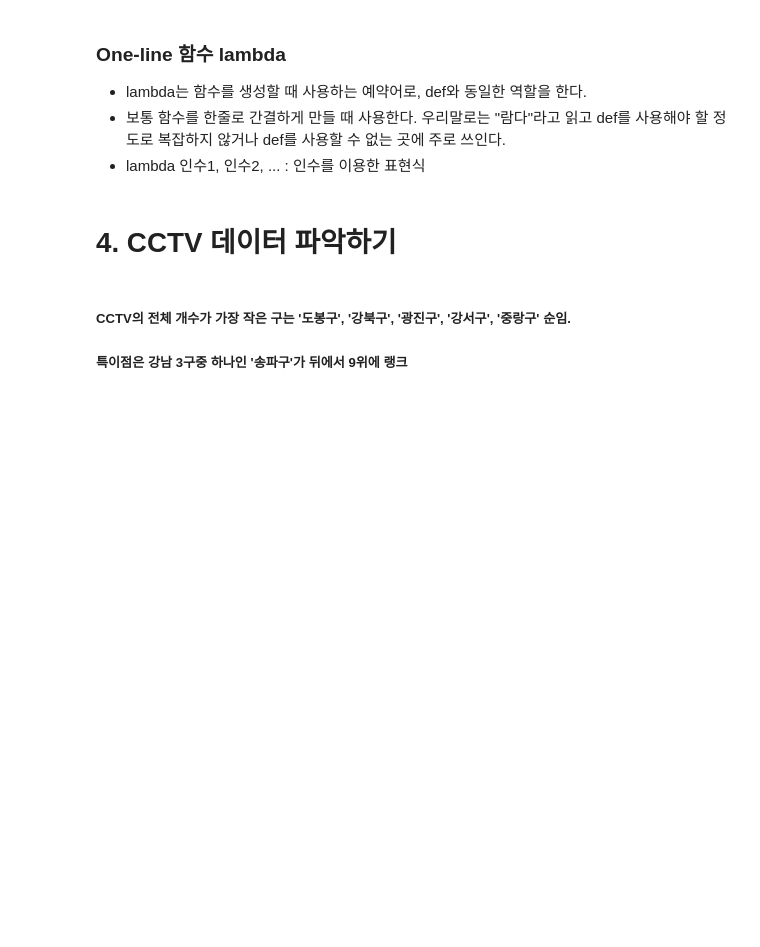
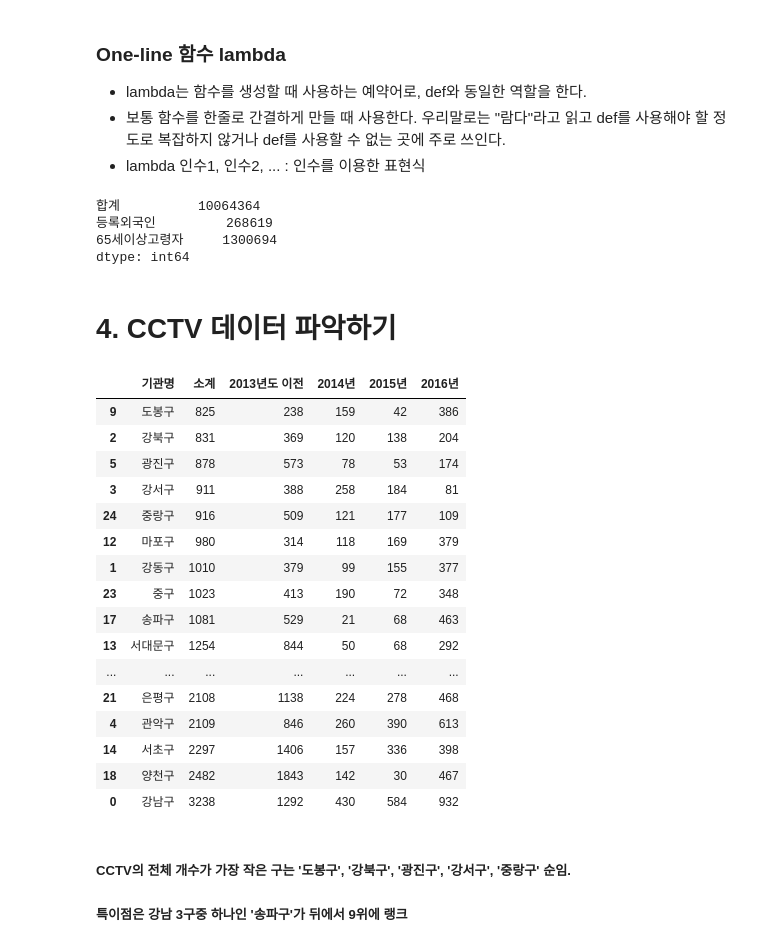
Before and after one commit to surrender2800/MgtDatabase2018, a Jupyter notebook: 데이터 분석1/데이터분석1_서울시 구별 CCTV 현황분석_Students (1).ipynb, the cells around one changed output. Saved outputs shown, nothing was run; the diff lists cells and outputs as text; code cells hidden in the pictures; blank space fills up the shorter version.

```diff
--- a/데이터 분석1/데이터분석1_서울시 구별 CCTV 현황분석_Students (1).ipynb
+++ b/데이터 분석1/데이터분석1_서울시 구별 CCTV 현황분석_Students (1).ipynb
@@ -149,5 +277,11 @@ import numpy as np
 - lambda 인수1, 인수2, ... : 인수를 이용한 표현식
 # %%
 # 각 열 마다의 최대값과 최소값의 차이를 구해줌
+pop_Seoul.iloc[:,1:].apply(lambda x:x.max()  - x. min())
+# %% [output]
+합계          10064364
+등록외국인         268619
+65세이상고령자     1300694
+dtype: int64
 # %% [markdown]
-# 4. CCTV 데이터 파악하기
+ # 4. CCTV 데이터 파악하기
@@ -156,3 +288,23 @@ import numpy as np
+# %%
+CCTV_Seoul.sort_values(by="소계", ascending=True)
+# %% [output]
+|  | 기관명 | 소계 | 2013년도 이전 | 2014년 | 2015년 | 2016년 |
+| 9 | 도봉구 | 825 | 238 | 159 | 42 | 386 |
+| 2 | 강북구 | 831 | 369 | 120 | 138 | 204 |
+| 5 | 광진구 | 878 | 573 | 78 | 53 | 174 |
+| 3 | 강서구 | 911 | 388 | 258 | 184 | 81 |
+| 24 | 중랑구 | 916 | 509 | 121 | 177 | 109 |
+| 12 | 마포구 | 980 | 314 | 118 | 169 | 379 |
+| 1 | 강동구 | 1010 | 379 | 99 | 155 | 377 |
+| 23 | 중구 | 1023 | 413 | 190 | 72 | 348 |
+| 17 | 송파구 | 1081 | 529 | 21 | 68 | 463 |
+| 13 | 서대문구 | 1254 | 844 | 50 | 68 | 292 |
+| ... | ... | ... | ... | ... | ... | ... |
+| 21 | 은평구 | 2108 | 1138 | 224 | 278 | 468 |
+| 4 | 관악구 | 2109 | 846 | 260 | 390 | 613 |
+| 14 | 서초구 | 2297 | 1406 | 157 | 336 | 398 |
+| 18 | 양천구 | 2482 | 1843 | 142 | 30 | 467 |
+| 0 | 강남구 | 3238 | 1292 | 430 | 584 | 932 |
 # %% [markdown]
 ##### CCTV의 전체 개수가 가장 작은 구는 '도봉구', '강북구', '광진구', '강서구', '중랑구' 순임.
 ##### 특이점은 강남 3구중 하나인 '송파구'가 뒤에서 9위에 랭크
```
Also changed, not shown: parts of 51 cells of this notebook, 4 other files.
